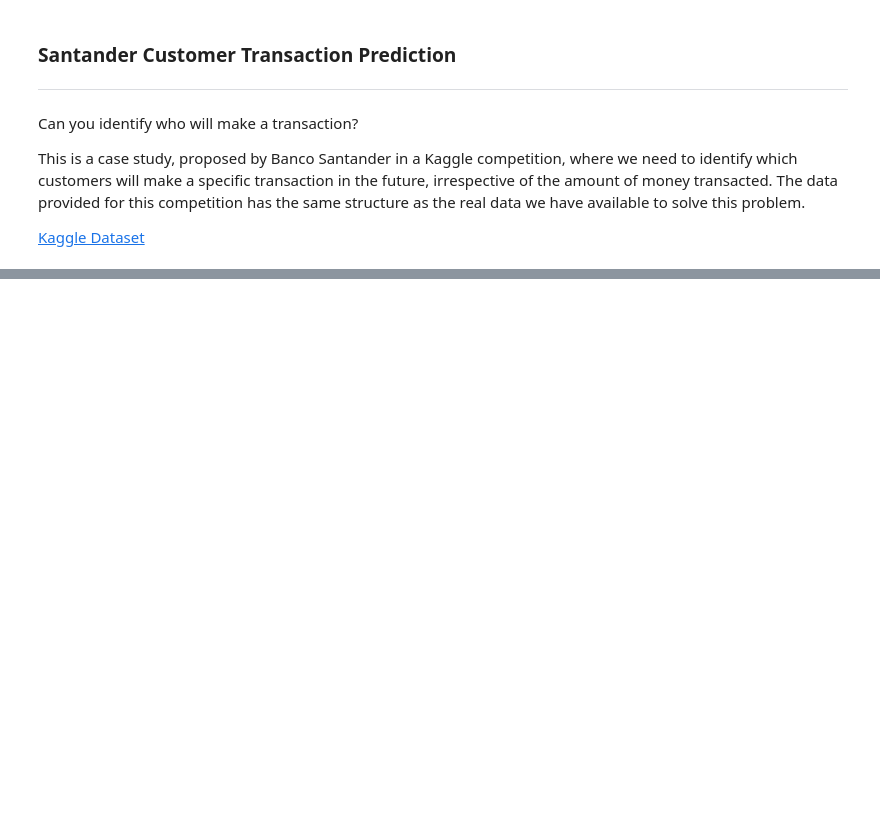
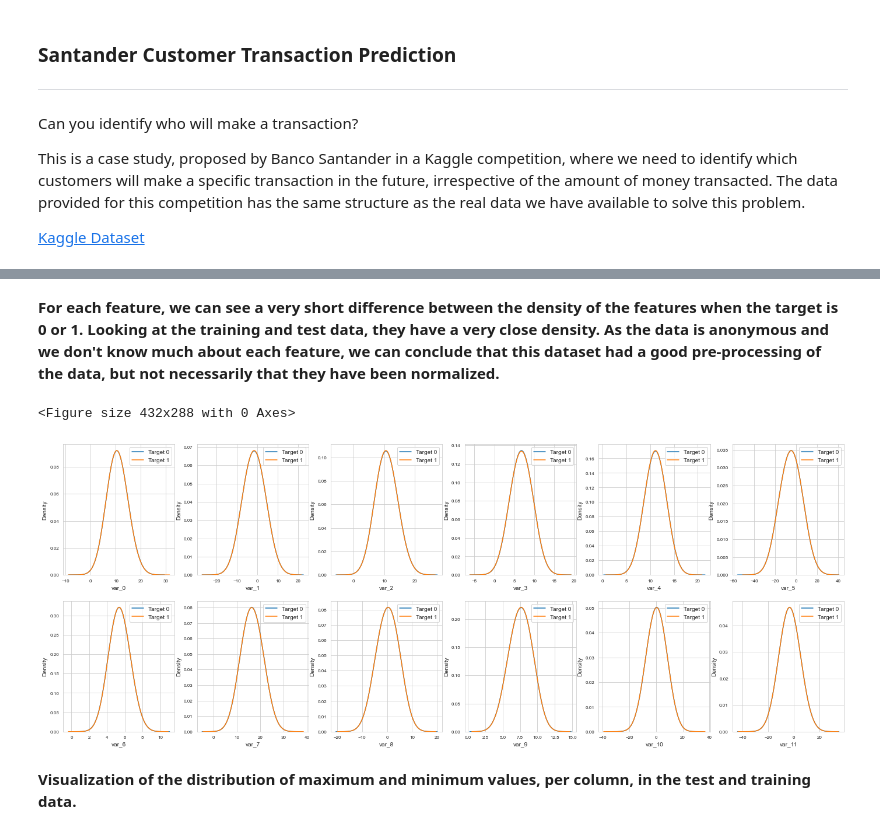
Before and after one commit to mirianfsilva/santander-customer-transaction-prediction, a Jupyter notebook: transaction-prediction.ipynb, the cells around one changed output, grey strips where cells are left out. Cells and saved outputs as stored; diff of their text form; code cells hidden in the pictures; blank space fills up the shorter version.

```diff
--- a/transaction-prediction.ipynb
+++ b/transaction-prediction.ipynb
@@ -38,0 +173,11 @@ report.to_file(output_file="transaction_prediction.html")
+# %% [markdown]
+**For each feature, we can see a very short difference between the density of the features when the target is 0 or 1. Looking at the training and test data, they have a very close density. As the data is anonymous and we don't know much about each feature, we can conclude that this dataset had a good pre-processing of the data, but not necessarily that they have been normalized.**
+# %%
+#The first 12 features distribuitions, density of each dataset
+features = train_data.columns.values[2:14]
+plotting_feature_distribution(train_data, test_data, features)
+# %% [output]
+<Figure size 432x288 with 0 Axes>
+[figure, added]
+# %% [markdown]
+**Visualization of the distribution of maximum and minimum values, per column, in the test and training data.**
```
Also changed, not shown: parts of 19 cells of this notebook, 1 other file.
